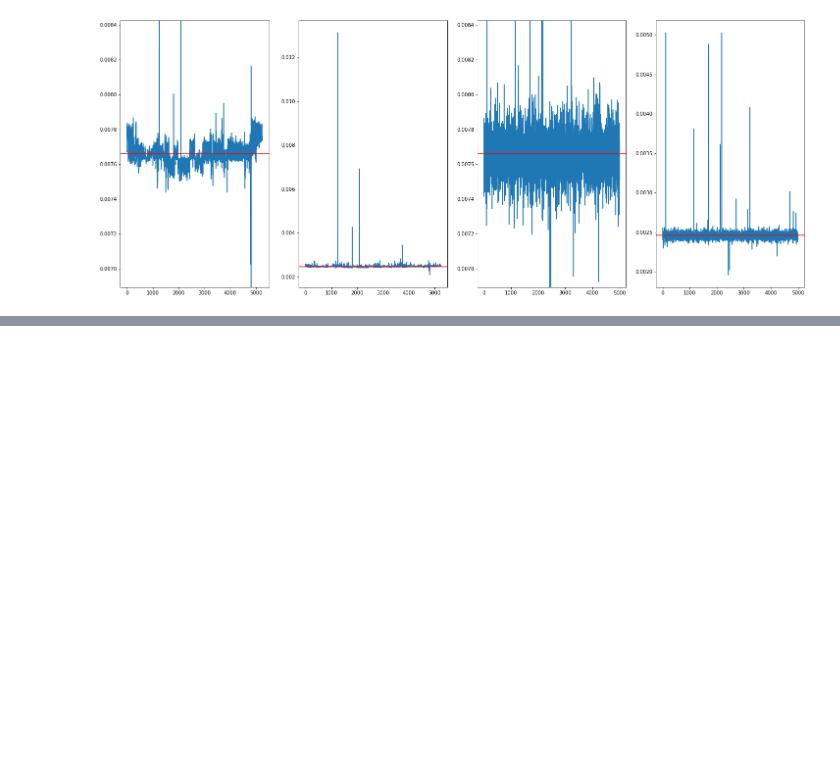
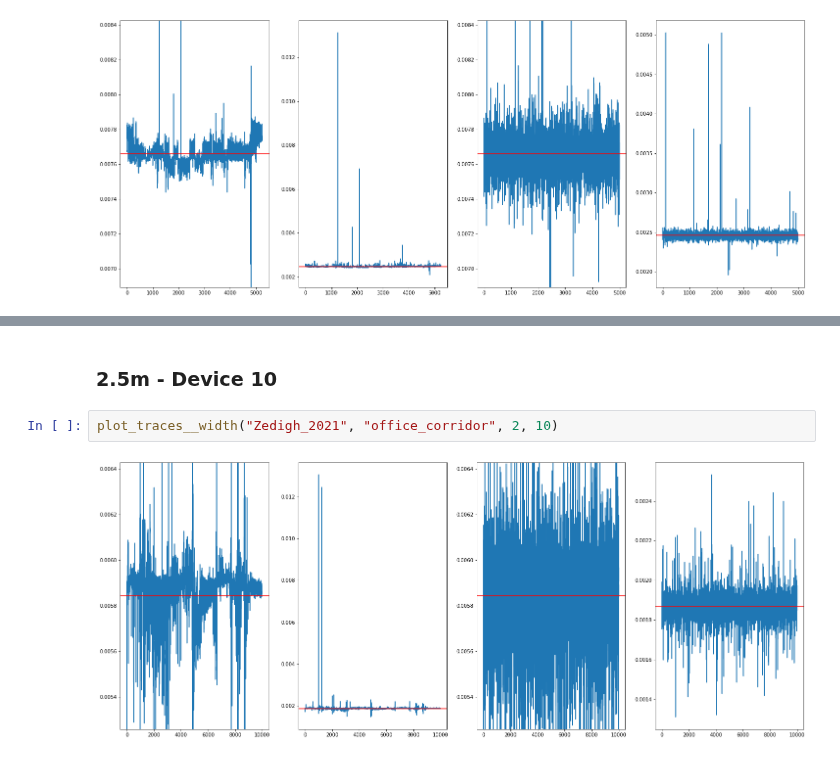
Before and after one commit to axelzedigh/MasterThesisResults, a Jupyter notebook: notebooks/Trace_visualization.ipynb, the cells around one changed output, grey strips where cells are left out. Drawn from its saved outputs; the diff is of its cells as text; blank space fills up the shorter version.

```diff
--- a/notebooks/Trace_visualization.ipynb
+++ b/notebooks/Trace_visualization.ipynb
@@ -92,0 +101,6 @@ plot_traces__width("Wang_2021", "office_corridor", 15, 10)
+# %% [markdown]
+### 2.5m - Device 10
+# %%
+plot_traces__width("Zedigh_2021", "office_corridor", 2, 10)
+# %% [output]
+[figure, added]
```
Also changed, not shown: parts of 10 cells of this notebook, 3 other files.
